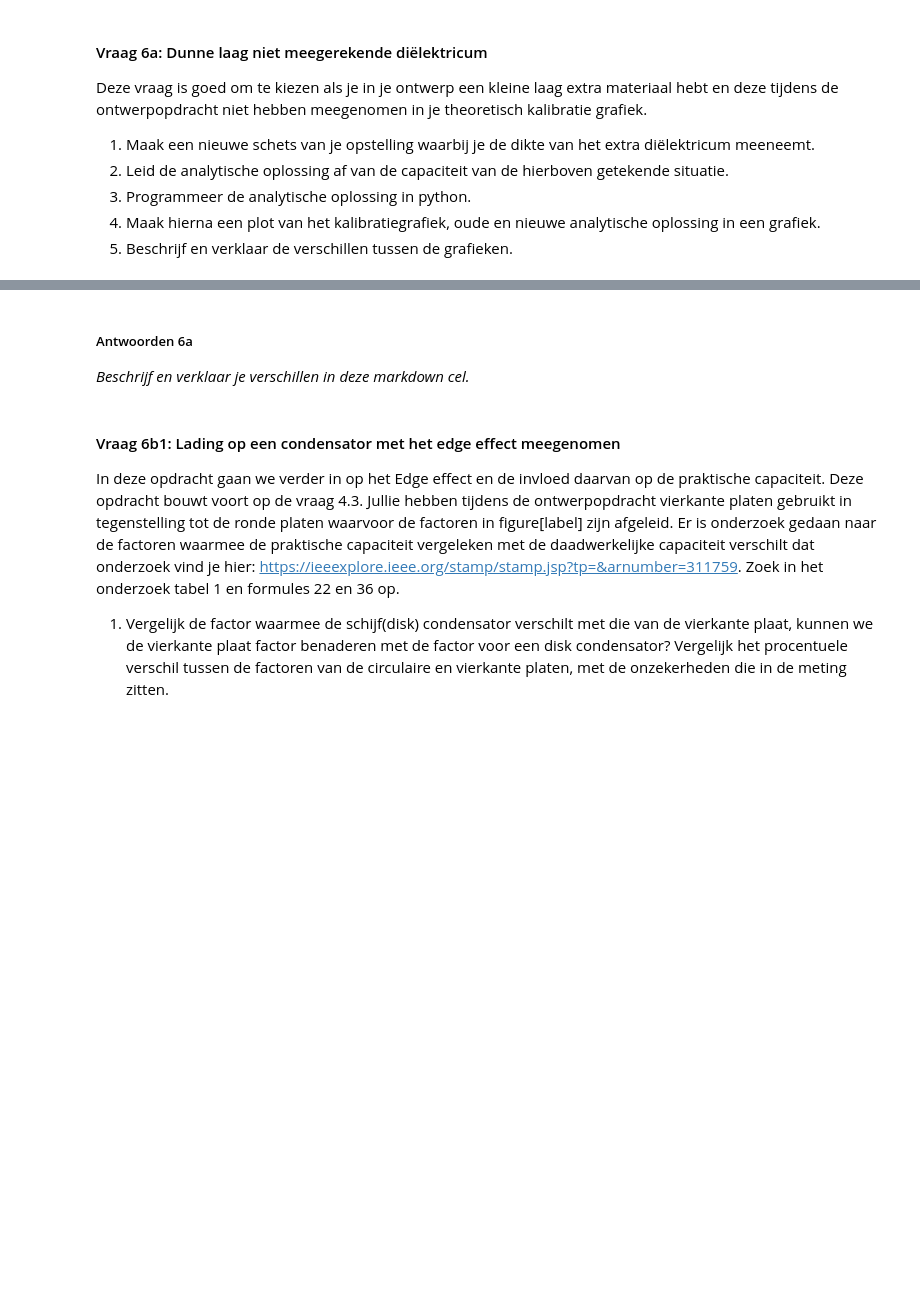
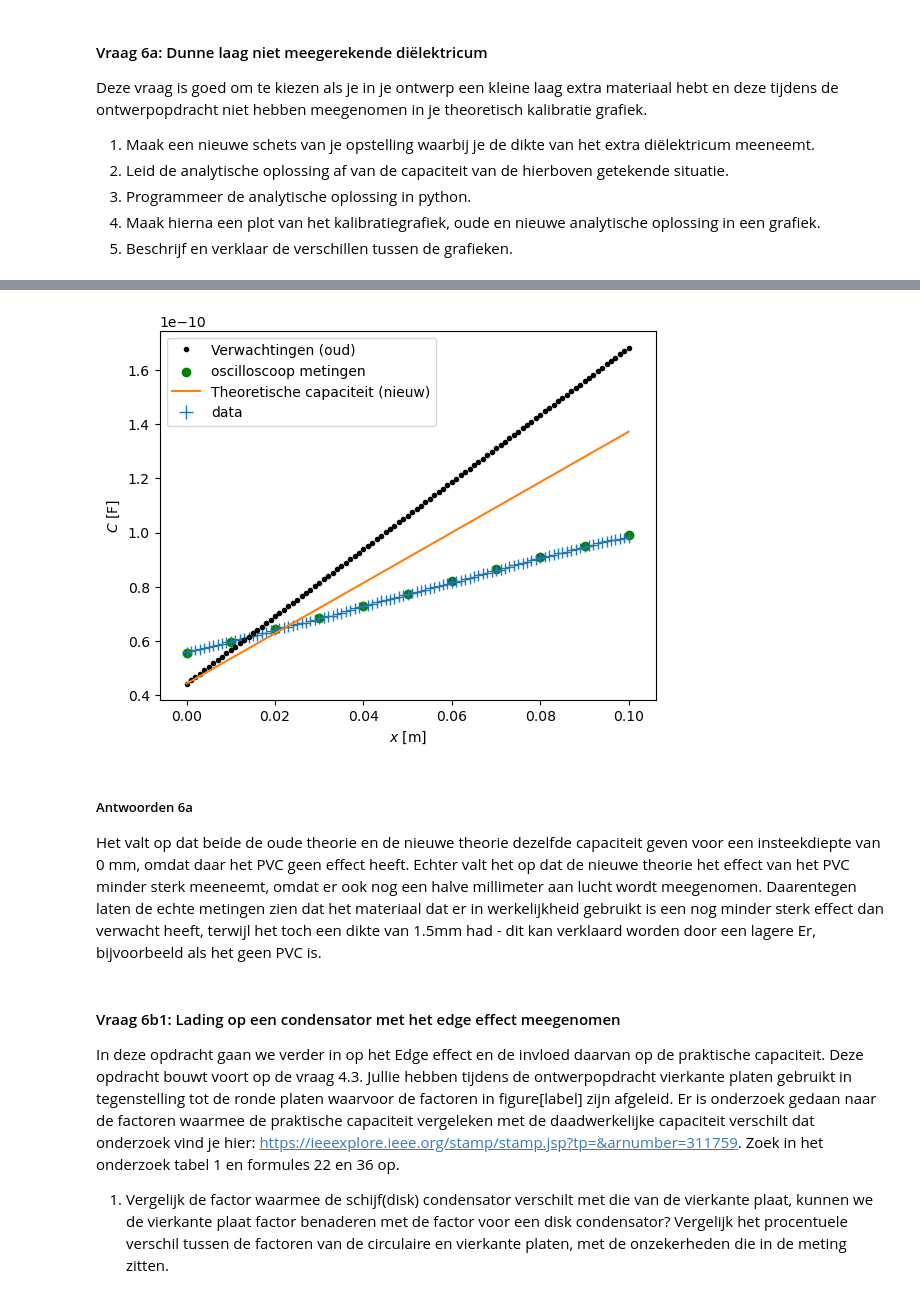
Before and after one commit to fKogelTU/opdrachten-DEF-D, a Jupyter notebook: DigitaleOntwerpopdrachten/1CondensatorOpdracht/CondensatorOntwerpopdracht.ipynb, the cells around one changed output, grey strips where cells are left out. Drawn from its saved outputs; the diff is of its cells as text; code cells hidden in the pictures; blank space fills up the shorter version.

```diff
--- a/DigitaleOntwerpopdrachten/1CondensatorOpdracht/CondensatorOntwerpopdracht.ipynb
+++ b/DigitaleOntwerpopdrachten/1CondensatorOpdracht/CondensatorOntwerpopdracht.ipynb
@@ -964,14 +964,73 @@ Deze vraag is goed om te kiezen als je in je ontwerp een kleine laag extra mater
 # %%
 # Schrijf hier de code voor je oplossing. Gebruik hier je eerder gemaakte functies
-# def condensator_extra_laag(#jouw variabelen): # Schrijf hier jouw functie
-    ## je functie
+def condensator_extra_laag(L, dTot, wijdte, schuifafstand, schuifdikte, Erlucht, Erpvc): # Schrijf hier jouw functie
+    C = (L**2 * epsilon0) * ((L**2 * dTot - wijdte * schuifafstand * schuifdikte) * Erlucht + (wijdte * schuifafstand * schuifdikte) * Erpvc) / (L**2 * dTot**2)
+
+    return C
 
 
-### Maak hier je plot
+sTest = np.linspace(0, 100e-3, 101) # Afstanden waarmee de schuif in de condensator geschoven was
+
+condensatorL = 100e-3 # 100 millimeter zijden
+condensatorDTot = 2e-3 # ongeveer 2mm afstand tussen platen
+schuifWijdte = 80e-3 # Schuif is 80mm breed
+schuifDikte = 1.5e-3 # Schuif is 1.5mm dik
+
+ErLucht = 1.0
+ErPVC = 4.5
+
+
+CTest = condensator_extra_laag(condensatorL, condensatorDTot, schuifWijdte, sTest, schuifDikte, ErLucht, ErPVC)
+
+##### Uit andere code voor kalibratie en metingen
+
+import numpy as np
+import matplotlib.pyplot as plt
+from scipy.optimize import curve_fit
+afstanden = np.linspace(0,100,101)*1e-3
+capaciteiten = np.array([55.9,56.3,56.7,57.0,57.4,57.9,58.3,58.6,59.0,59.5,59.8,60.3,60.7,61.1,61.4,61.9,62.1,62.9,63.1,63.8,64.2,64.8,65.0,65.3,65.8,66.2,66.7,66.8,67.4,67.8,68.4,68.7,69.1,69.3,70.0,70.3,70.9,71.3,72.0,72.5,72.9,73.2,73.6,74.3,74.8,75.1,75.4,75.8,76.4,76.8,77.3,77.7,78.2,78.6,79.0,79.4,79.8,80.3,80.8,81.2,81.7,81.8,82.2,82.7,83.2,83.7,84.3,84.8,85.1,85.7,86.0,86.3,86.9,87.4,87.9,88.4,88.7,89.0,89.7,90.1,90.8,91.0,91.5,91.9,92.3,92.5,93.0,93.4,93.9,94.3,94.7,95.1,95.5,96.0,96.4,96.8,97.1,97.4,97.8,98.0,98.2]) *1e-12
+oscilloscoopMetingen = np.array([55.4, 59.6, 64.3, 68.6, 73.0, 77.5, 82.1, 86.6, 91.0, 95.0, 99.0]) * 1e-12
+
+#total area in capacitor
+A_tot = 0.01
+x = (np.linspace(0,100,101)*1e-3)
+C0 = 55.4e-12
+
+er_lucht = 1.0
+er_pvc = 4.5
+
+
+def c_from_x(x, Er):
+    A_pvc = (8e-2)*x
+    A_air = A_tot-A_pvc
+    C = ((A_pvc*Er+A_air*er_lucht) * epsilon0) / condensatorDTot
+    return C
+
+popt,pcov = curve_fit(c_from_x,afstanden,capaciteiten)
+ytest = np.linspace(np.min(afstanden),np.max(afstanden),100)
+xtest = c_from_x(ytest,popt[0])
+C = c_from_x(x, er_pvc)
+plt.figure()                                                                                                           # 2 piocofarad onzekerheid komt van schommelingen van arduino
+plt.errorbar(afstanden,capaciteiten,yerr=2e-12,xerr=1e-3,linewidth=0,marker='.',markersize=0.5, elinewidth=1,label='data') # 1mm onzekerheid komt van 1mm streepjes op stuk plastic
+plt.plot(np.linspace(0,100,101)*1e-3, C, 'k.', label='Verwachtingen (oud)')
+plt.scatter(np.linspace(0, 100e-3, 11), oscilloscoopMetingen, color='green', label='oscilloscoop metingen')
+
+
+
+######
+
+
+plt.plot(sTest, CTest, label='Theoretische capaciteit (nieuw)')
+plt.xlabel("$x$ [m]")
+plt.ylabel("$C$ [F]")
+plt.legend()
+plt.show()
+# %% [output]
+[figure, added]
 # %% [markdown]
 ##### Antwoorden 6a
 
-*Beschrijf en verklaar je verschillen in deze markdown cel.*
+Het valt op dat beide de oude theorie en de nieuwe theorie dezelfde capaciteit geven voor een insteekdiepte van 0 mm, omdat daar het PVC geen effect heeft. Echter valt het op dat de nieuwe theorie het effect van het PVC minder sterk meeneemt, omdat er ook nog een halve millimeter aan lucht wordt meegenomen. Daarentegen laten de echte metingen zien dat het materiaal dat er in werkelijkheid gebruikt is een nog minder sterk effect dan verwacht heeft, terwijl het toch een dikte van 1.5mm had - dit kan verklaard worden door een lagere Er, bijvoorbeeld als het geen PVC is.
 # %% [markdown]
 #### Vraag 6b1: Lading op een condensator met het edge effect meegenomen
 
```
Also changed, not shown: parts of 2 cells of this notebook, 1 other file.
